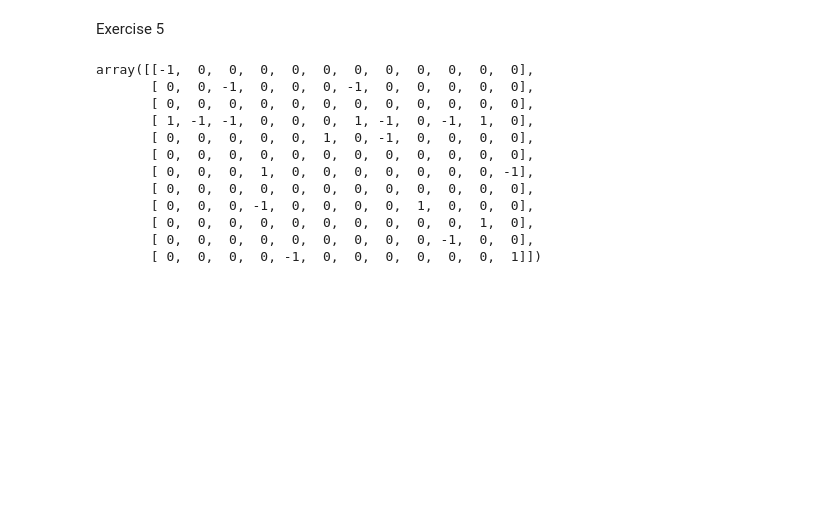
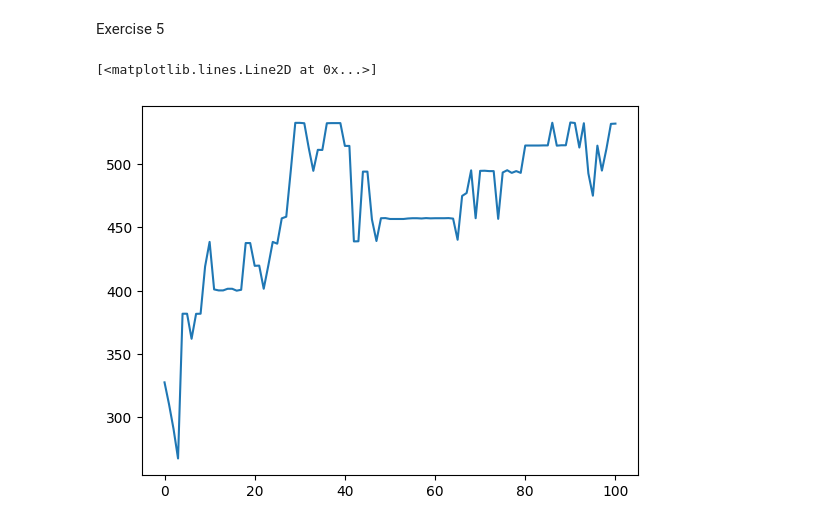
Before and after one commit to Arthexs/DecisionMakingAICI, a Jupyter notebook: Main_assignment1_1 copy.ipynb, the cells around one changed output. Cells and saved outputs as stored; diff of their text form; code cells hidden in the pictures; blank space fills up the shorter version.

Commit message:
add graph plotting

```diff
--- a/Main_assignment1_1 copy.ipynb
+++ b/Main_assignment1_1 copy.ipynb
@@ -369,20 +372,23 @@ plt.plot(best_ind_sparse)
 # %% [markdown]
 Exercise 5
 # %%
-best_ind_sparse = hof[0]
-matrix_to_graphviz(best_ind_sparse, output_file="output_sparse.pdf")
-a = list_to_array(hof[0])
-a
+matrix_to_graphviz(hof[0], output_file="output_sparse.pdf")
-# %% [output]
-array([[-1,  0,  0,  0,  0,  0,  0,  0,  0,  0,  0,  0],
-       [ 0,  0, -1,  0,  0,  0, -1,  0,  0,  0,  0,  0],
-       [ 0,  0,  0,  0,  0,  0,  0,  0,  0,  0,  0,  0],
-       [ 1, -1, -1,  0,  0,  0,  1, -1,  0, -1,  1,  0],
-       [ 0,  0,  0,  0,  0,  1,  0, -1,  0,  0,  0,  0],
-       [ 0,  0,  0,  0,  0,  0,  0,  0,  0,  0,  0,  0],
-       [ 0,  0,  0,  1,  0,  0,  0,  0,  0,  0,  0, -1],
-       [ 0,  0,  0,  0,  0,  0,  0,  0,  0,  0,  0,  0],
-       [ 0,  0,  0, -1,  0,  0,  0,  0,  1,  0,  0,  0],
-       [ 0,  0,  0,  0,  0,  0,  0,  0,  0,  0,  1,  0],
-       [ 0,  0,  0,  0,  0,  0,  0,  0,  0, -1,  0,  0],
-       [ 0,  0,  0,  0, -1,  0,  0,  0,  0,  0,  0,  1]])
+# %%
+max_nonzero = 2
+
+toolbox = base.Toolbox()
+# Attribute generator
+toolbox.register("attr_bool", random.randint, -1, 1)
+# Structure initializers
+toolbox.register("individual", tools.initRepeat, creator.Individual, toolbox.attr_bool, 144)
+toolbox.register("population", tools.initRepeat, list, toolbox.individual)
+
+toolbox.register('select', tools.selTournament,tournsize = 2)
+toolbox.register('evaluate',fitness)
+
+
+toolbox.register('mate',tools.cxOrdered)
+toolbox.register('mutate',tools.mutShuffleIndexes, indpb = 0.05 )
+pcros = 0.6
+pmut = 0.8
+logbook, best_ind, hof = main(ngen,mu,pcros,pmut)
@@ -388,0 +397,5 @@ array([[-1,  0,  0,  0,  0,  0,  0,  0,  0,  0,  0,  0],
+# %%
+plt.plot(best_ind)
+# %% [output]
+[<matplotlib.lines.Line2D at 0x...>]
+[figure, added]
```
Also changed, not shown: parts of 3 cells of this notebook.
